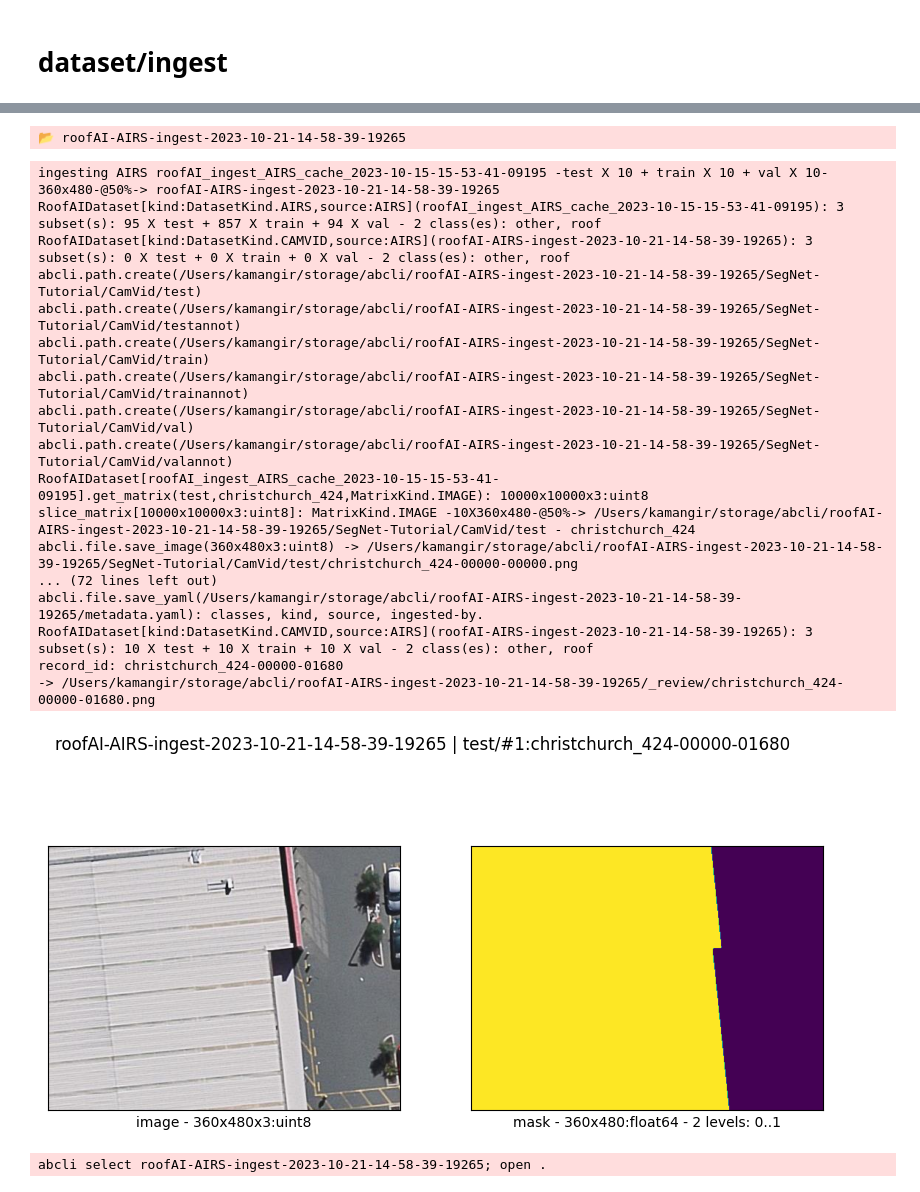
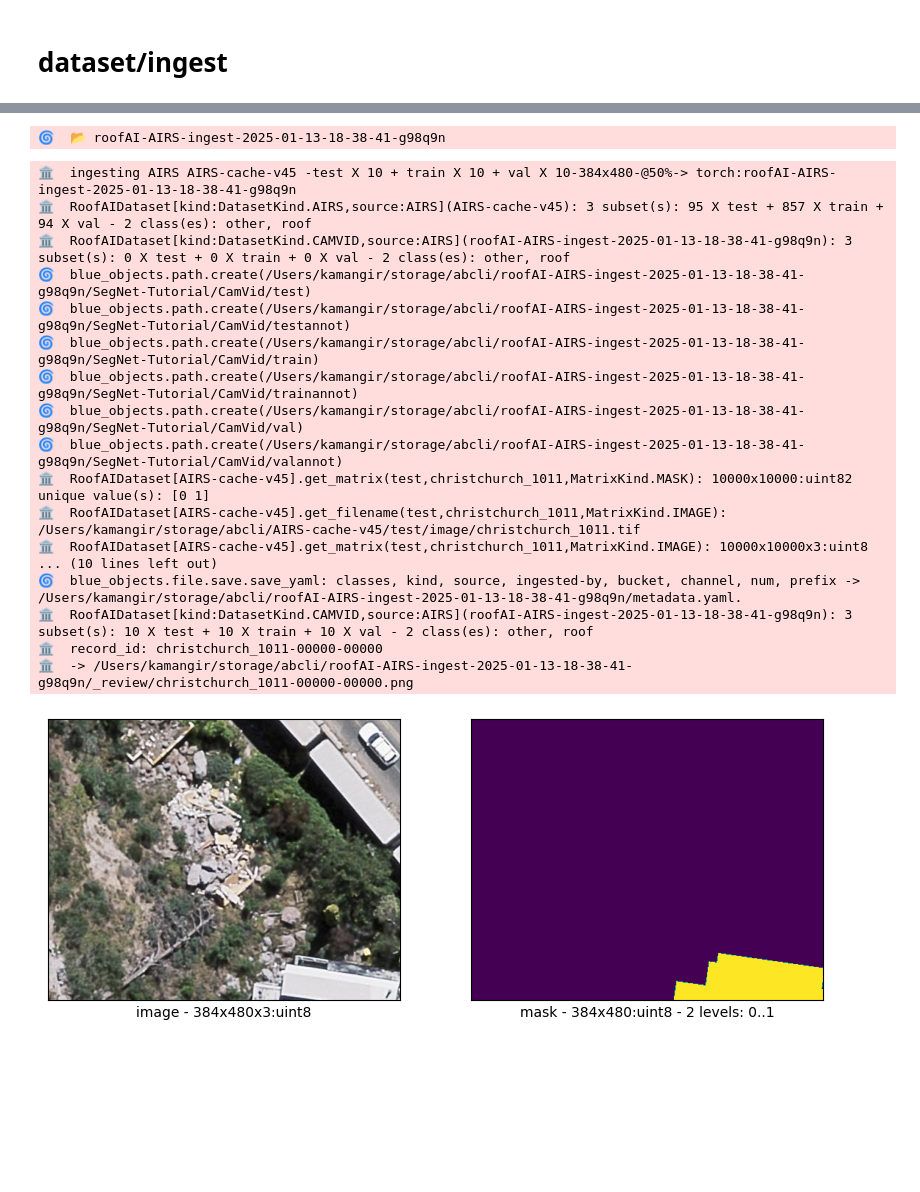
Before and after one commit to kamangir/roofAI, a Jupyter notebook: notebooks/dataset/ingest.ipynb, the cells around one changed output, grey strips where cells are left out. Cells and saved outputs as stored; diff of their text form; code cells hidden in the pictures; blank space fills up the shorter version.

Commit message:
validated ingest and review notebooks - kamangir/bolt#746

```diff
--- a/notebooks/dataset/ingest.ipynb
+++ b/notebooks/dataset/ingest.ipynb
@@ -16,40 +18,36 @@ abcli-7.2384.1-2023-06-aws-batch-a, built on 21 October 2023, 14:58:39
 # %%
-cache_object_name = cache.read("roofAI_ingest_AIRS_cache")
-ingest_object_name = objects.unique_object("roofAI-AIRS-ingest")
+cache_object_name = env.ROOFAI_AIRS_CACHE_OBJECT_NAME
+dataset_object_name = objects.unique_object("roofAI-AIRS-ingest")
 # %% [output]
-📂 roofAI-AIRS-ingest-2023-10-21-14-58-39-19265
+🌀  📂 roofAI-AIRS-ingest-2025-01-13-18-38-41-g98q9n
 # %%
 assert ingest_AIRS(
     cache_path=objects.object_path(cache_object_name),
-    ingest_path=objects.object_path(ingest_object_name),
+    ingest_path=objects.object_path(dataset_object_name),
     counts={
         "test": 10,
         "train": 10,
         "val": 10
     },
     log=True,
     in_notebook=True,
 )
 # %% [output]
-ingesting AIRS roofAI_ingest_AIRS_cache_2023-10-15-15-53-41-09195 -test X 10 + train X 10 + val X 10-360x480-@50%-> roofAI-AIRS-ingest-2023-10-21-14-58-39-19265
-RoofAIDataset[kind:DatasetKind.AIRS,source:AIRS](roofAI_ingest_AIRS_cache_2023-10-15-15-53-41-09195): 3 subset(s): 95 X test + 857 X train + 94 X val - 2 class(es): other, roof
-RoofAIDataset[kind:DatasetKind.CAMVID,source:AIRS](roofAI-AIRS-ingest-2023-10-21-14-58-39-19265): 3 subset(s): 0 X test + 0 X train + 0 X val - 2 class(es): other, roof
-abcli.path.create(/Users/kamangir/storage/abcli/roofAI-AIRS-ingest-2023-10-21-14-58-39-19265/SegNet-Tutorial/CamVid/test)
-abcli.path.create(/Users/kamangir/storage/abcli/roofAI-AIRS-ingest-2023-10-21-14-58-39-19265/SegNet-Tutorial/CamVid/testannot)
-abcli.path.create(/Users/kamangir/storage/abcli/roofAI-AIRS-ingest-2023-10-21-14-58-39-19265/SegNet-Tutorial/CamVid/train)
-abcli.path.create(/Users/kamangir/storage/abcli/roofAI-AIRS-ingest-2023-10-21-14-58-39-19265/SegNet-Tutorial/CamVid/trainannot)
-abcli.path.create(/Users/kamangir/storage/abcli/roofAI-AIRS-ingest-2023-10-21-14-58-39-19265/SegNet-Tutorial/CamVid/val)
-abcli.path.create(/Users/kamangir/storage/abcli/roofAI-AIRS-ingest-2023-10-21-14-58-39-19265/SegNet-Tutorial/CamVid/valannot)
-RoofAIDataset[roofAI_ingest_AIRS_cache_2023-10-15-15-53-41-09195].get_matrix(test,christchurch_424,MatrixKind.IMAGE): 10000x10000x3:uint8
-slice_matrix[10000x10000x3:uint8]: MatrixKind.IMAGE -10X360x480-@50%-> /Users/kamangir/storage/abcli/roofAI-AIRS-ingest-2023-10-21-14-58-39-19265/SegNet-Tutorial/CamVid/test - christchurch_424
-abcli.file.save_image(360x480x3:uint8) -> /Users/kamangir/storage/abcli/roofAI-AIRS-ingest-2023-10-21-14-58-39-19265/SegNet-Tutorial/CamVid/test/christchurch_424-00000-00000.png
-... (72 lines left out)
-abcli.file.save_yaml(/Users/kamangir/storage/abcli/roofAI-AIRS-ingest-2023-10-21-14-58-39-19265/metadata.yaml): classes, kind, source, ingested-by.
-RoofAIDataset[kind:DatasetKind.CAMVID,source:AIRS](roofAI-AIRS-ingest-2023-10-21-14-58-39-19265): 3 subset(s): 10 X test + 10 X train + 10 X val - 2 class(es): other, roof
-record_id: christchurch_424-00000-01680
--> /Users/kamangir/storage/abcli/roofAI-AIRS-ingest-2023-10-21-14-58-39-19265/_review/christchurch_424-00000-01680.png
+🏛️  ingesting AIRS AIRS-cache-v45 -test X 10 + train X 10 + val X 10-384x480-@50%-> torch:roofAI-AIRS-ingest-2025-01-13-18-38-41-g98q9n
+🏛️  RoofAIDataset[kind:DatasetKind.AIRS,source:AIRS](AIRS-cache-v45): 3 subset(s): 95 X test + 857 X train + 94 X val - 2 class(es): other, roof
+🏛️  RoofAIDataset[kind:DatasetKind.CAMVID,source:AIRS](roofAI-AIRS-ingest-2025-01-13-18-38-41-g98q9n): 3 subset(s): 0 X test + 0 X train + 0 X val - 2 class(es): other, roof
+🌀  blue_objects.path.create(/Users/kamangir/storage/abcli/roofAI-AIRS-ingest-2025-01-13-18-38-41-g98q9n/SegNet-Tutorial/CamVid/test)
+🌀  blue_objects.path.create(/Users/kamangir/storage/abcli/roofAI-AIRS-ingest-2025-01-13-18-38-41-g98q9n/SegNet-Tutorial/CamVid/testannot)
+🌀  blue_objects.path.create(/Users/kamangir/storage/abcli/roofAI-AIRS-ingest-2025-01-13-18-38-41-g98q9n/SegNet-Tutorial/CamVid/train)
+🌀  blue_objects.path.create(/Users/kamangir/storage/abcli/roofAI-AIRS-ingest-2025-01-13-18-38-41-g98q9n/SegNet-Tutorial/CamVid/trainannot)
+🌀  blue_objects.path.create(/Users/kamangir/storage/abcli/roofAI-AIRS-ingest-2025-01-13-18-38-41-g98q9n/SegNet-Tutorial/CamVid/val)
+🌀  blue_objects.path.create(/Users/kamangir/storage/abcli/roofAI-AIRS-ingest-2025-01-13-18-38-41-g98q9n/SegNet-Tutorial/CamVid/valannot)
+🏛️  RoofAIDataset[AIRS-cache-v45].get_matrix(test,christchurch_1011,MatrixKind.MASK): 10000x10000:uint82 unique value(s): [0 1]
+🏛️  RoofAIDataset[AIRS-cache-v45].get_filename(test,christchurch_1011,MatrixKind.IMAGE): /Users/kamangir/storage/abcli/AIRS-cache-v45/test/image/christchurch_1011.tif
+🏛️  RoofAIDataset[AIRS-cache-v45].get_matrix(test,christchurch_1011,MatrixKind.IMAGE): 10000x10000x3:uint8
+... (10 lines left out)
+🌀  blue_objects.file.save.save_yaml: classes, kind, source, ingested-by, bucket, channel, num, prefix -> /Users/kamangir/storage/abcli/roofAI-AIRS-ingest-2025-01-13-18-38-41-g98q9n/metadata.yaml.
+🏛️  RoofAIDataset[kind:DatasetKind.CAMVID,source:AIRS](roofAI-AIRS-ingest-2025-01-13-18-38-41-g98q9n): 3 subset(s): 10 X test + 10 X train + 10 X val - 2 class(es): other, roof
+🏛️  record_id: christchurch_1011-00000-00000
+🏛️  -> /Users/kamangir/storage/abcli/roofAI-AIRS-ingest-2025-01-13-18-38-41-g98q9n/_review/christchurch_1011-00000-00000.png
-[figure, old version]
+[figure, new version]
-# %%
-seed.log(ingest_object_name)
-# %% [output]
-abcli select roofAI-AIRS-ingest-2023-10-21-14-58-39-19265; open .
```
Also changed, not shown: parts of 2 cells of this notebook, 4 other files.
